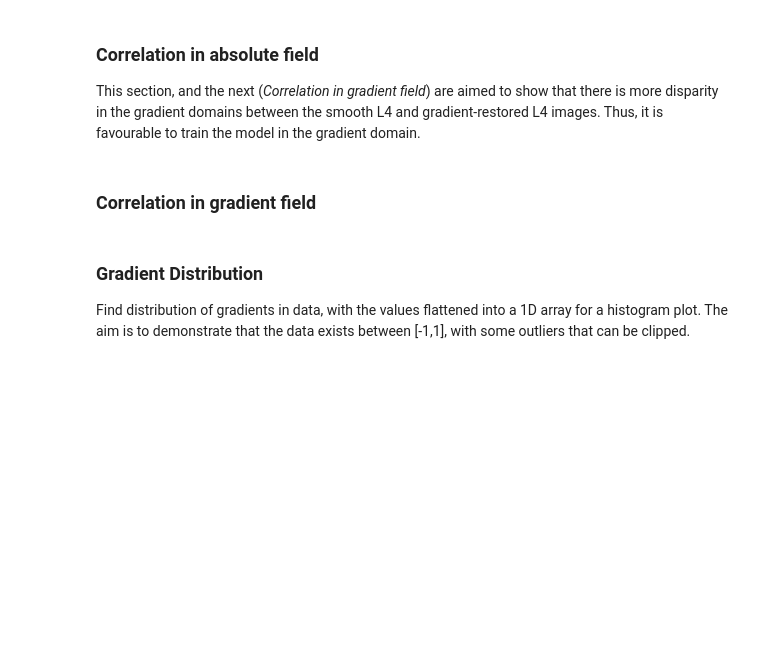
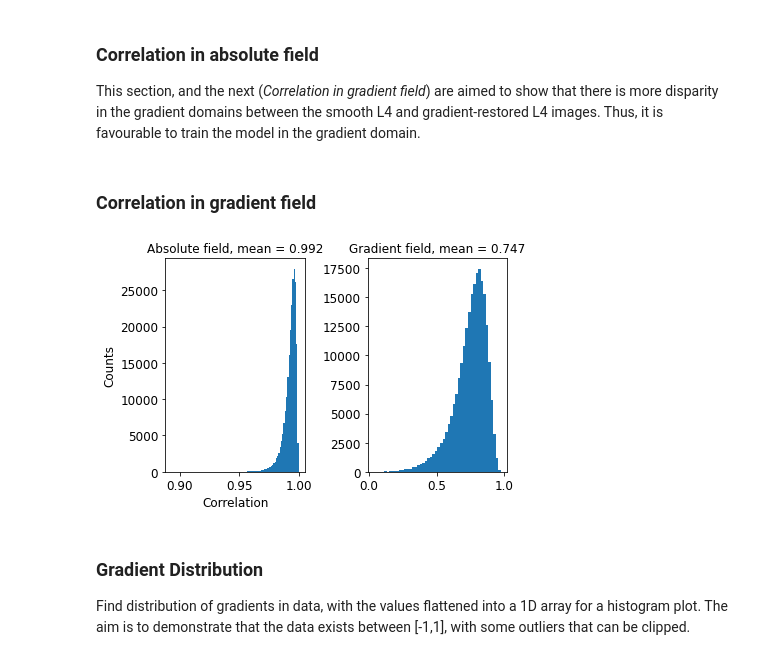
Before and after one commit to MEH04/sst_super_res, a Jupyter notebook: data_analysis.ipynb, the cells around one changed output. Cells and saved outputs as stored; diff of their text form; code cells hidden in the pictures; blank space fills up the shorter version.

```diff
--- a/data_analysis.ipynb
+++ b/data_analysis.ipynb
@@ -117,19 +117,23 @@ grad_corr = xr.concat(grad_corr, dim='i')
 # %%
 ## Plot alongside absolute field corr
 fig,ax = plt.subplots(1,2)
 
 ax[0].hist(absolute_corr.data, bins = 100)
-ax[0].set_xlabel('Correlation')
-ax[0].set_ylabel('Counts')
+ax[0].set_xlabel('Correlation',fontsize=12)
+ax[0].set_ylabel('Counts',fontsize=12)
 ax[0].set_title(f'Absolute field, mean = {np.round(absolute_corr.mean().data,3)}')
 
 ax[1].hist(grad_corr.data, bins = 50)
 ax[1].set_title(f'Gradient field, mean = {np.round(grad_corr.mean().data,3)}')
 
+ax[0].tick_params(axis='both', labelsize=12)
+ax[1].tick_params(axis='both', labelsize=12)
+
 fig.tight_layout()
-fig.suptitle('Correlation between sstL4 and gRsst data', y=1.03)
-fig.savefig(plot_path + 'data_correlations')
+fig.savefig('plots/final_plots/data_correlations.png',dpi=1400)
 plt.show()
+# %% [output]
+[figure, added]
 # %% [markdown]
 ### Gradient Distribution
 Find distribution of gradients in data, with the values flattened into a 1D array for a histogram plot. The aim is to demonstrate that the data exists between [-1,1], with some outliers that can be clipped.
```
Also changed, not shown: parts of 3 cells of this notebook, 5 other files.
